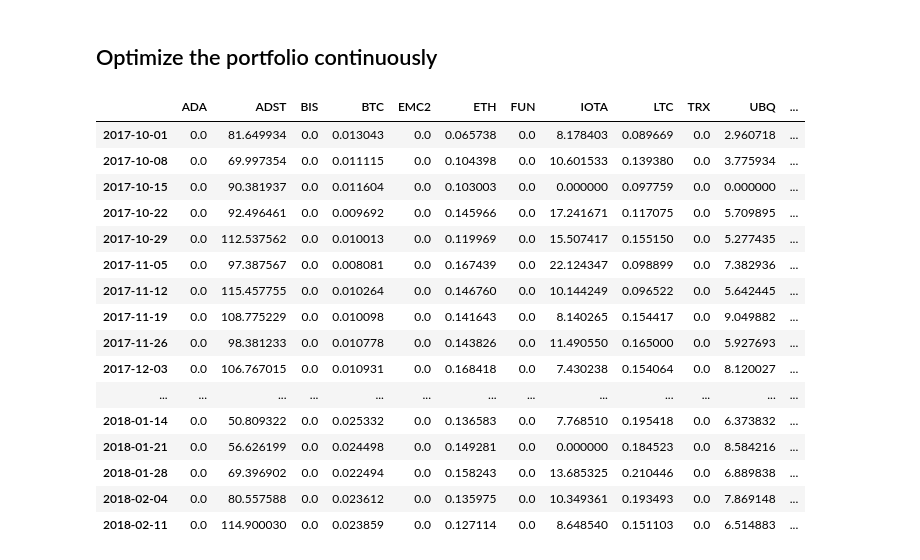
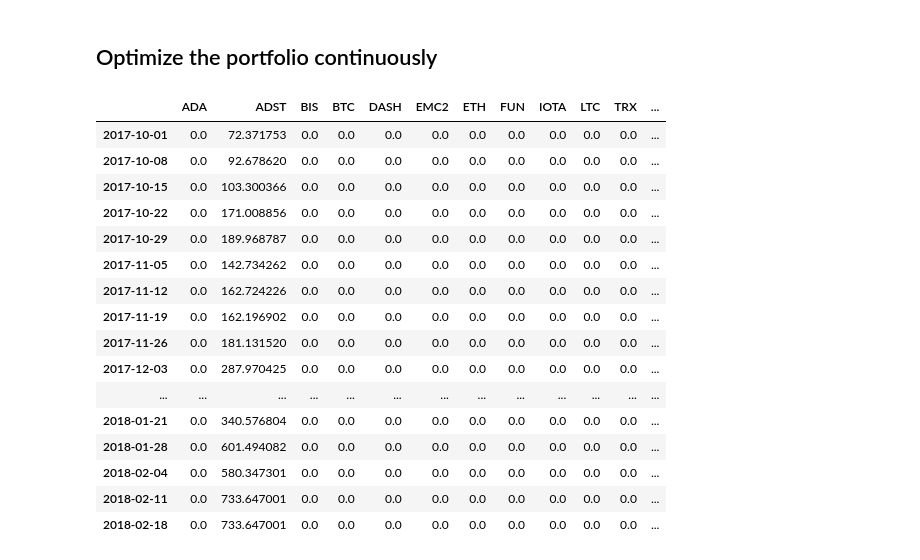
Before and after one commit to dxcv/finances, a Jupyter notebook: finances/studies/portfolios/analyse_portfolio_performance.ipynb, the cells around one changed output. Cells and saved outputs as stored; diff of their text form; code cells hidden in the pictures.

```diff
--- a/finances/studies/portfolios/analyse_portfolio_performance.ipynb
+++ b/finances/studies/portfolios/analyse_portfolio_performance.ipynb
@@ -50,7 +50,9 @@ new_portfolio_assets = {
     'IOTA': 47.553,
     'EMC2': 45,
     'FUN': 633.366,
-    'ADST': 136.71
+    'ADST': 136.71,
+    'XMR': 0,
+    'DASH': 0,
 }
 
 assets_effective_price = {
@@ -128,3 +92,0 @@ Loaded crypto currency database from C:\projects\finances.git\finances\market\da
-# %%
-optimal_assets = optimal_allocation['coin_quantities'].to_dict()
-optimal_assets
@@ -145,36 +93,43 @@ optimal_assets
 # %% [markdown]
 ## Optimize the portfolio continuously
 # %%
-optimized_pfl.assets_data = pd.DataFrame()
+update_frequency = 7
+
 start_date = datetime.datetime(2017,10,1)
-time_delta = datetime.timedelta(days=7)
+time_delta = datetime.timedelta(days=update_frequency)
 end_date = datetime.datetime.now()
-
 time = start_date
 value = 100
+
+optimized_pfl = PortFolio()
+optimized_pfl.assets = new_portfolio_assets
+
 while time<end_date:
-    optimal_df = optimized_pfl.optimize_allocation(target_return=0.05, projection_steps=7, date=time, value_to_invest=value)
+    optimal_df = optimized_pfl.optimize_allocation(
+        target_return=0.1,
+        projection_steps=update_frequency,
+        date=time, value_to_invest=value)
     optimal_assets = optimal_df['coin_quantities'].to_dict()
     optimized_pfl.insert_assets_at_date(assets=optimal_assets, date=time)
     time+=time_delta
     optimized_pfl.update_data()
     value=optimized_pfl.values_data.loc[:time]['TOTAL'].iloc[-1]
 optimized_pfl.assets_data
 # %% [output]
-|  | ADA | ADST | BIS | BTC | EMC2 | ETH | FUN | IOTA | LTC | TRX | UBQ | ... |
-| 2017-10-01 | 0.0 | 81.649934 | 0.0 | 0.013043 | 0.0 | 0.065738 | 0.0 | 8.178403 | 0.089669 | 0.0 | 2.960718 | ... |
-| 2017-10-08 | 0.0 | 69.997354 | 0.0 | 0.011115 | 0.0 | 0.104398 | 0.0 | 10.601533 | 0.139380 | 0.0 | 3.775934 | ... |
-| 2017-10-15 | 0.0 | 90.381937 | 0.0 | 0.011604 | 0.0 | 0.103003 | 0.0 | 0.000000 | 0.097759 | 0.0 | 0.000000 | ... |
-| 2017-10-22 | 0.0 | 92.496461 | 0.0 | 0.009692 | 0.0 | 0.145966 | 0.0 | 17.241671 | 0.117075 | 0.0 | 5.709895 | ... |
-| 2017-10-29 | 0.0 | 112.537562 | 0.0 | 0.010013 | 0.0 | 0.119969 | 0.0 | 15.507417 | 0.155150 | 0.0 | 5.277435 | ... |
-| 2017-11-05 | 0.0 | 97.387567 | 0.0 | 0.008081 | 0.0 | 0.167439 | 0.0 | 22.124347 | 0.098899 | 0.0 | 7.382936 | ... |
-| 2017-11-12 | 0.0 | 115.457755 | 0.0 | 0.010264 | 0.0 | 0.146760 | 0.0 | 10.144249 | 0.096522 | 0.0 | 5.642445 | ... |
-| 2017-11-19 | 0.0 | 108.775229 | 0.0 | 0.010098 | 0.0 | 0.141643 | 0.0 | 8.140265 | 0.154417 | 0.0 | 9.049882 | ... |
-| 2017-11-26 | 0.0 | 98.381233 | 0.0 | 0.010778 | 0.0 | 0.143826 | 0.0 | 11.490550 | 0.165000 | 0.0 | 5.927693 | ... |
-| 2017-12-03 | 0.0 | 106.767015 | 0.0 | 0.010931 | 0.0 | 0.168418 | 0.0 | 7.430238 | 0.154064 | 0.0 | 8.120027 | ... |
+|  | ADA | ADST | BIS | BTC | DASH | EMC2 | ETH | FUN | IOTA | LTC | TRX | ... |
+| 2017-10-01 | 0.0 | 72.371753 | 0.0 | 0.0 | 0.0 | 0.0 | 0.0 | 0.0 | 0.0 | 0.0 | 0.0 | ... |
+| 2017-10-08 | 0.0 | 92.678620 | 0.0 | 0.0 | 0.0 | 0.0 | 0.0 | 0.0 | 0.0 | 0.0 | 0.0 | ... |
+| 2017-10-15 | 0.0 | 103.300366 | 0.0 | 0.0 | 0.0 | 0.0 | 0.0 | 0.0 | 0.0 | 0.0 | 0.0 | ... |
+| 2017-10-22 | 0.0 | 171.008856 | 0.0 | 0.0 | 0.0 | 0.0 | 0.0 | 0.0 | 0.0 | 0.0 | 0.0 | ... |
+| 2017-10-29 | 0.0 | 189.968787 | 0.0 | 0.0 | 0.0 | 0.0 | 0.0 | 0.0 | 0.0 | 0.0 | 0.0 | ... |
+| 2017-11-05 | 0.0 | 142.734262 | 0.0 | 0.0 | 0.0 | 0.0 | 0.0 | 0.0 | 0.0 | 0.0 | 0.0 | ... |
+| 2017-11-12 | 0.0 | 162.724226 | 0.0 | 0.0 | 0.0 | 0.0 | 0.0 | 0.0 | 0.0 | 0.0 | 0.0 | ... |
+| 2017-11-19 | 0.0 | 162.196902 | 0.0 | 0.0 | 0.0 | 0.0 | 0.0 | 0.0 | 0.0 | 0.0 | 0.0 | ... |
+| 2017-11-26 | 0.0 | 181.131520 | 0.0 | 0.0 | 0.0 | 0.0 | 0.0 | 0.0 | 0.0 | 0.0 | 0.0 | ... |
+| 2017-12-03 | 0.0 | 287.970425 | 0.0 | 0.0 | 0.0 | 0.0 | 0.0 | 0.0 | 0.0 | 0.0 | 0.0 | ... |
 | ... | ... | ... | ... | ... | ... | ... | ... | ... | ... | ... | ... | ... |
-| 2018-01-14 | 0.0 | 50.809322 | 0.0 | 0.025332 | 0.0 | 0.136583 | 0.0 | 7.768510 | 0.195418 | 0.0 | 6.373832 | ... |
-| 2018-01-21 | 0.0 | 56.626199 | 0.0 | 0.024498 | 0.0 | 0.149281 | 0.0 | 0.000000 | 0.184523 | 0.0 | 8.584216 | ... |
-| 2018-01-28 | 0.0 | 69.396902 | 0.0 | 0.022494 | 0.0 | 0.158243 | 0.0 | 13.685325 | 0.210446 | 0.0 | 6.889838 | ... |
-| 2018-02-04 | 0.0 | 80.557588 | 0.0 | 0.023612 | 0.0 | 0.135975 | 0.0 | 10.349361 | 0.193493 | 0.0 | 7.869148 | ... |
-| 2018-02-11 | 0.0 | 114.900030 | 0.0 | 0.023859 | 0.0 | 0.127114 | 0.0 | 8.648540 | 0.151103 | 0.0 | 6.514883 | ... |
+| 2018-01-21 | 0.0 | 340.576804 | 0.0 | 0.0 | 0.0 | 0.0 | 0.0 | 0.0 | 0.0 | 0.0 | 0.0 | ... |
+| 2018-01-28 | 0.0 | 601.494082 | 0.0 | 0.0 | 0.0 | 0.0 | 0.0 | 0.0 | 0.0 | 0.0 | 0.0 | ... |
+| 2018-02-04 | 0.0 | 580.347301 | 0.0 | 0.0 | 0.0 | 0.0 | 0.0 | 0.0 | 0.0 | 0.0 | 0.0 | ... |
+| 2018-02-11 | 0.0 | 733.647001 | 0.0 | 0.0 | 0.0 | 0.0 | 0.0 | 0.0 | 0.0 | 0.0 | 0.0 | ... |
+| 2018-02-18 | 0.0 | 733.647001 | 0.0 | 0.0 | 0.0 | 0.0 | 0.0 | 0.0 | 0.0 | 0.0 | 0.0 | ... |
```
Also changed, not shown: parts of 9 cells of this notebook, 1 other file.
